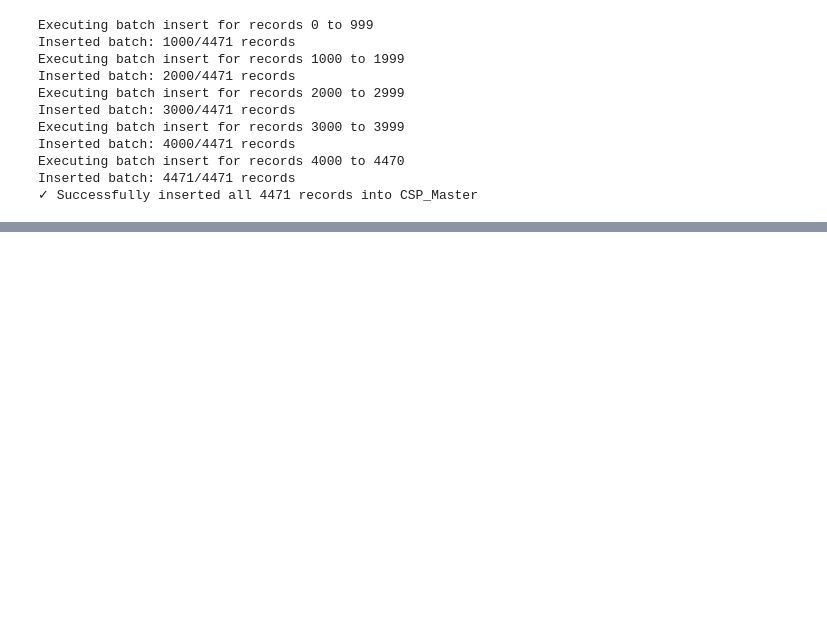
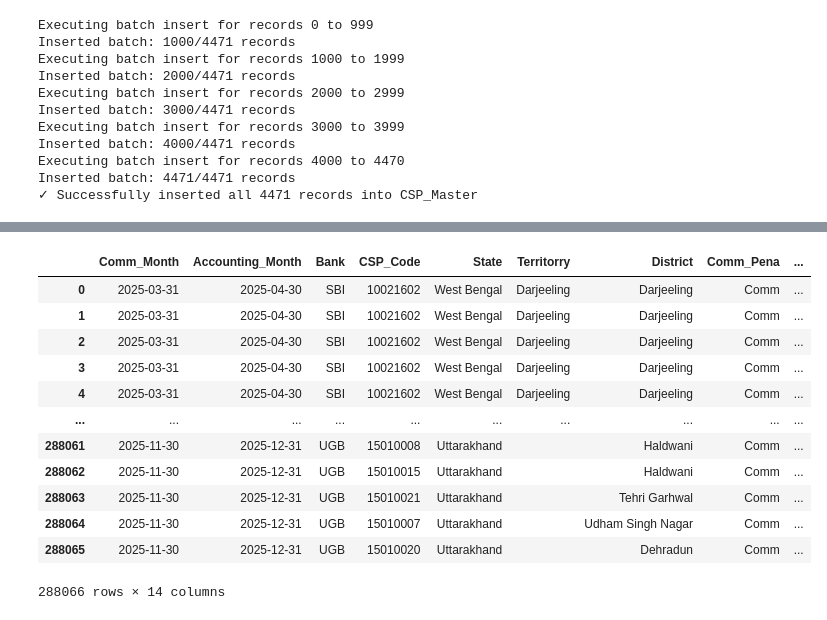
Before and after one commit to Omhanda/Local_Pipelines, a Jupyter notebook: ETL_Pipeline_for_google_doc.ipynb, the cells around one changed output, grey strips where cells are left out. Cells and saved outputs as stored; diff of their text form; code cells hidden in the pictures; blank space fills up the shorter version.

```diff
--- a/ETL_Pipeline_for_google_doc.ipynb
+++ b/ETL_Pipeline_for_google_doc.ipynb
@@ -423,0 +601,17 @@ conn.close()
+# %%
+comm_sheet_df = pd.DataFrame(csp_comm_sheet.worksheet('Sheet1').get_all_records())
+comm_sheet_df
+# %% [output]
+|  | Comm_Month | Accounting_Month | Bank | CSP_Code | State | Territorry | District | Comm_Pena | ... |
+| 0 | 2025-03-31 | 2025-04-30 | SBI | 10021602 | West Bengal | Darjeeling | Darjeeling | Comm | ... |
+| 1 | 2025-03-31 | 2025-04-30 | SBI | 10021602 | West Bengal | Darjeeling | Darjeeling | Comm | ... |
+| 2 | 2025-03-31 | 2025-04-30 | SBI | 10021602 | West Bengal | Darjeeling | Darjeeling | Comm | ... |
+| 3 | 2025-03-31 | 2025-04-30 | SBI | 10021602 | West Bengal | Darjeeling | Darjeeling | Comm | ... |
+| 4 | 2025-03-31 | 2025-04-30 | SBI | 10021602 | West Bengal | Darjeeling | Darjeeling | Comm | ... |
+| ... | ... | ... | ... | ... | ... | ... | ... | ... | ... |
+| 288061 | 2025-11-30 | 2025-12-31 | UGB | 15010008 | Uttarakhand |  | Haldwani | Comm | ... |
+| 288062 | 2025-11-30 | 2025-12-31 | UGB | 15010015 | Uttarakhand |  | Haldwani | Comm | ... |
+| 288063 | 2025-11-30 | 2025-12-31 | UGB | 15010021 | Uttarakhand |  | Tehri Garhwal | Comm | ... |
+| 288064 | 2025-11-30 | 2025-12-31 | UGB | 15010007 | Uttarakhand |  | Udham Singh Nagar | Comm | ... |
+| 288065 | 2025-11-30 | 2025-12-31 | UGB | 15010020 | Uttarakhand |  | Dehradun | Comm | ... |
+288066 rows × 14 columns
```
Also changed, not shown: parts of 51 cells of this notebook, 6 other files.
